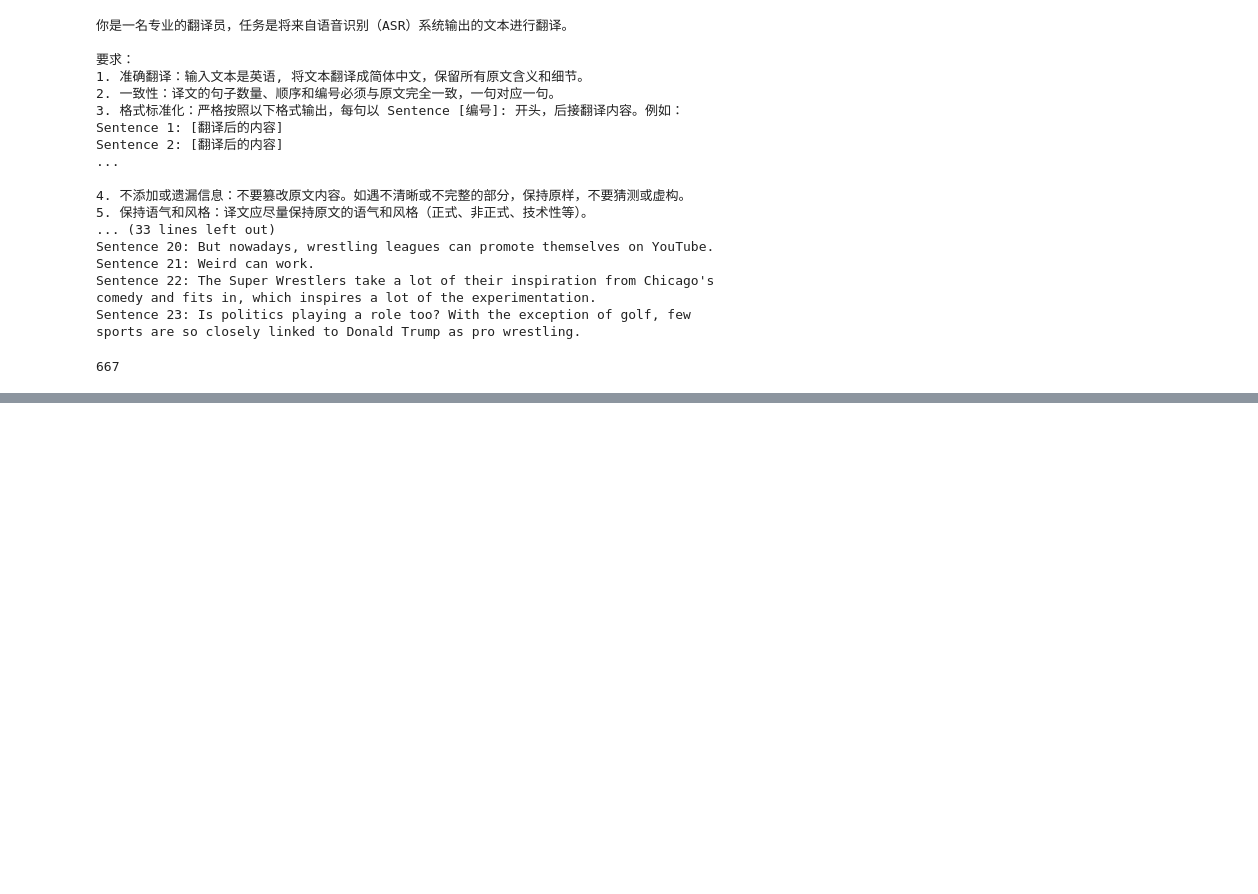
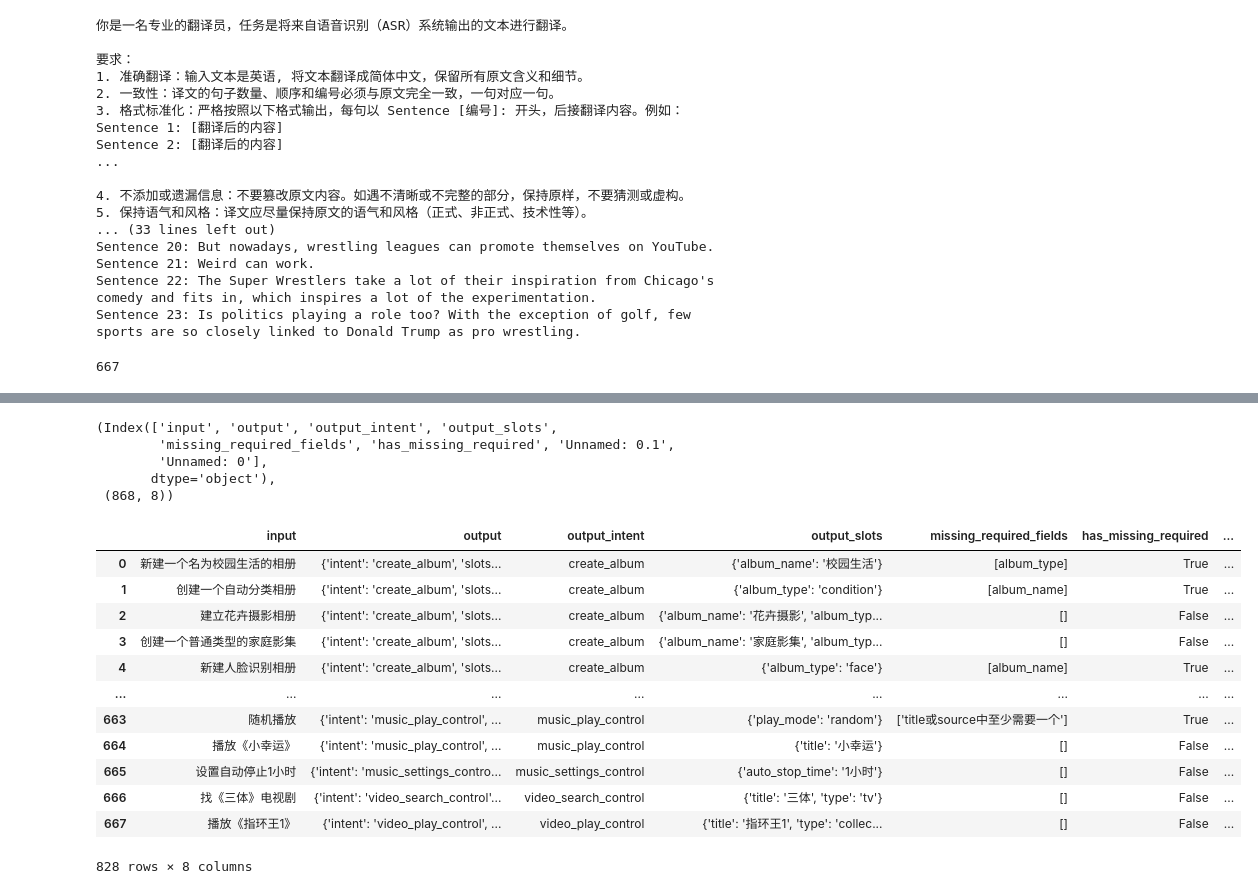
Before and after one commit to diqiuzhuanzhuan/openllm_func_call_synthesizer, a Jupyter notebook: src/openllm_func_call_synthesizer/data_process/data_process_utils.ipynb, the cells around one changed output, grey strips where cells are left out. Cells and saved outputs as stored; diff of their text form; code cells hidden in the pictures; blank space fills up the shorter version.

```diff
--- a/src/openllm_func_call_synthesizer/data_process/data_process_utils.ipynb
+++ b/src/openllm_func_call_synthesizer/data_process/data_process_utils.ipynb
@@ -2328,0 +4429,24 @@ tokenize_lens(all_text)
+# %%
+
+# 转换为DataFrame格式
+df_qwen_data_2 = []
+for item in qwen_data_2:
+    df_qwen_data_2.append({
+        'input': item['input'],
+        'output': str({"intent": item['intent'], "slots": item['slots']}),
+        'output_intent': item['intent'],
+        'output_slots': str(item['slots'])
+    })
+
+# 创建qwen_data_2的DataFrame
+qwen_df_2 = pd.DataFrame(df_qwen_data_2)
+
+# 合并所有数据
+final_combined_df_2 = pd.concat([final_combined_df, qwen_df_2], ignore_index=True)
+
+print(f"原最终合并数据集形状: {final_combined_df.shape}")
+print(f"qwen_data_2数据集形状: {qwen_df_2.shape}")
+print(f"新最终合并数据集形状: {final_combined_df_2.shape}")
+print(f"新最终合并后列名: {final_combined_df_2.columns.tolist()}")
+
+final_combined_df_2.head()
@@ -2328,0 +6126,9 @@ tokenize_lens(all_text)
+# %%
+final_combined_df_merge = pd.concat([final_combined_df_2, final_combined_df_ori], axis=0)
+final_combined_df_merge.columns, final_combined_df_merge.shape
+# %% [output]
+(Index(['input', 'output', 'output_intent', 'output_slots',
+        'missing_required_fields', 'has_missing_required', 'Unnamed: 0.1',
+        'Unnamed: 0'],
+       dtype='object'),
+ (868, 8))
@@ -2328,0 +6142,16 @@ tokenize_lens(all_text)
+# %%
+final_combined_df_merge
+# %% [output]
+|  | input | output | output_intent | output_slots | missing_required_fields | has_missing_required | ... |
+| 0 | 新建一个名为校园生活的相册 | {'intent': 'create_album', 'slots... | create_album | {'album_name': '校园生活'} | [album_type] | True | ... |
+| 1 | 创建一个自动分类相册 | {'intent': 'create_album', 'slots... | create_album | {'album_type': 'condition'} | [album_name] | True | ... |
+| 2 | 建立花卉摄影相册 | {'intent': 'create_album', 'slots... | create_album | {'album_name': '花卉摄影', 'album_typ... | [] | False | ... |
+| 3 | 创建一个普通类型的家庭影集 | {'intent': 'create_album', 'slots... | create_album | {'album_name': '家庭影集', 'album_typ... | [] | False | ... |
+| 4 | 新建人脸识别相册 | {'intent': 'create_album', 'slots... | create_album | {'album_type': 'face'} | [album_name] | True | ... |
+| ... | ... | ... | ... | ... | ... | ... | ... |
+| 663 | 随机播放 | {'intent': 'music_play_control', ... | music_play_control | {'play_mode': 'random'} | ['title或source中至少需要一个'] | True | ... |
+| 664 | 播放《小幸运》 | {'intent': 'music_play_control', ... | music_play_control | {'title': '小幸运'} | [] | False | ... |
+| 665 | 设置自动停止1小时 | {'intent': 'music_settings_contro... | music_settings_control | {'auto_stop_time': '1小时'} | [] | False | ... |
+| 666 | 找《三体》电视剧 | {'intent': 'video_search_control'... | video_search_control | {'title': '三体', 'type': 'tv'} | [] | False | ... |
+| 667 | 播放《指环王1》 | {'intent': 'video_play_control', ... | video_play_control | {'title': '指环王1', 'type': 'collec... | [] | False | ... |
+828 rows × 8 columns
```
Also changed, not shown: parts of 38 cells of this notebook, 3 other files.
